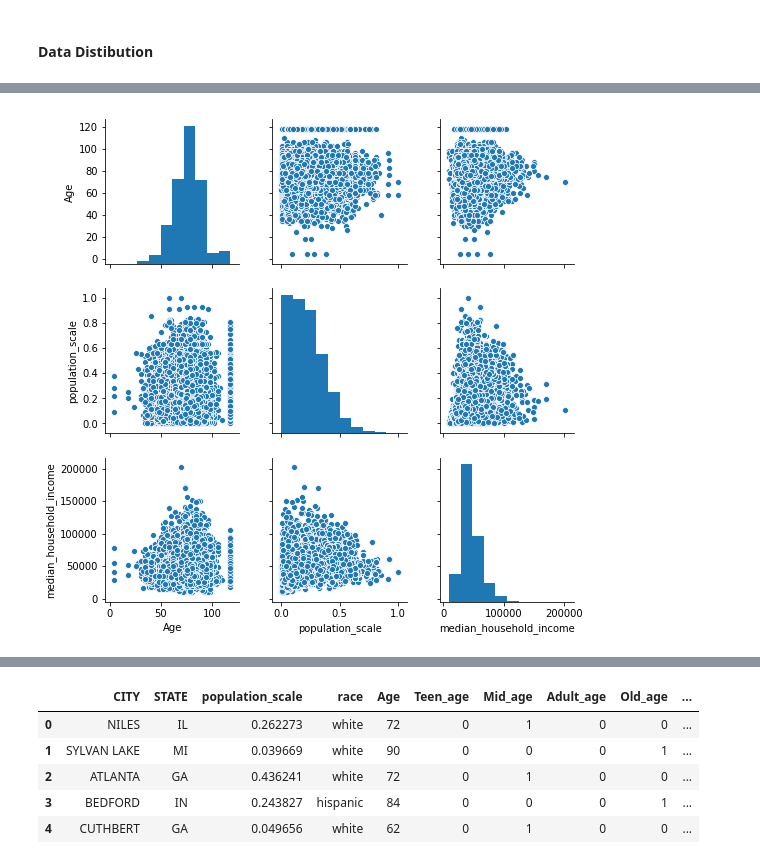
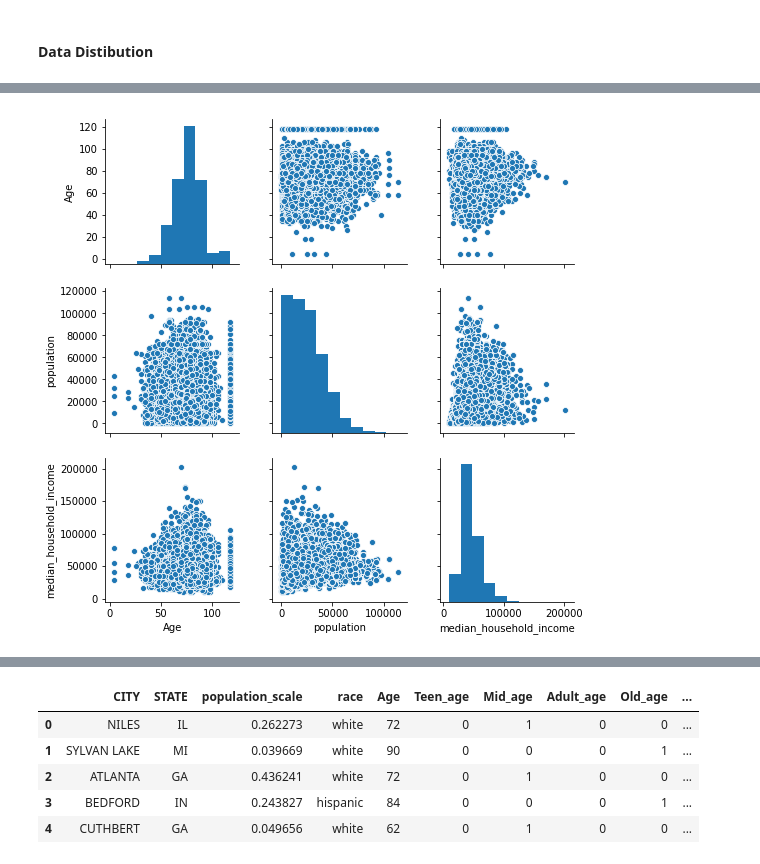
Before and after one commit to huzefakhan/ML-Project, a Jupyter notebook: SybridDataAnalysis.ipynb, the cells around one changed output, grey strips where cells are left out. Drawn from its saved outputs; the diff is of its cells as text; code cells hidden in the pictures.

```diff
--- a/SybridDataAnalysis.ipynb
+++ b/SybridDataAnalysis.ipynb
@@ -191,10 +191,10 @@ py.iplot(fig)
 # %% [output]
 [interactive output not drawn]
 # %%
-df1  = data[['Age','population_scale','median_household_income']]
+df1  = data[['Age','population','median_household_income']]
 g = sns.pairplot(df1)
 # %% [output]
-[figure, old version]
+[figure, new version]
 # %%
 df_distinct = data#.drop_duplicates(subset='CITY', keep="first")
 # df4  = df_distinct[['Age','population_scale','median_household_income']]
```
Also changed, not shown: parts of 32 cells of this notebook.
